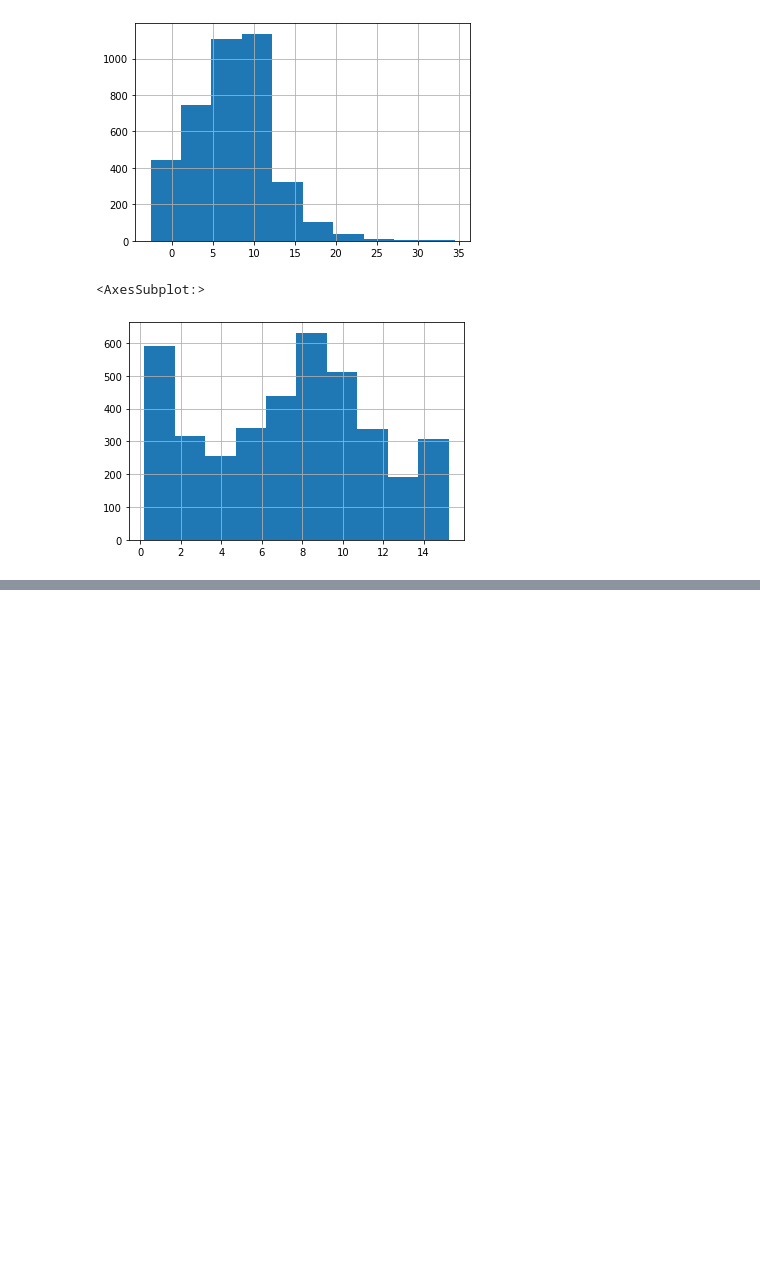
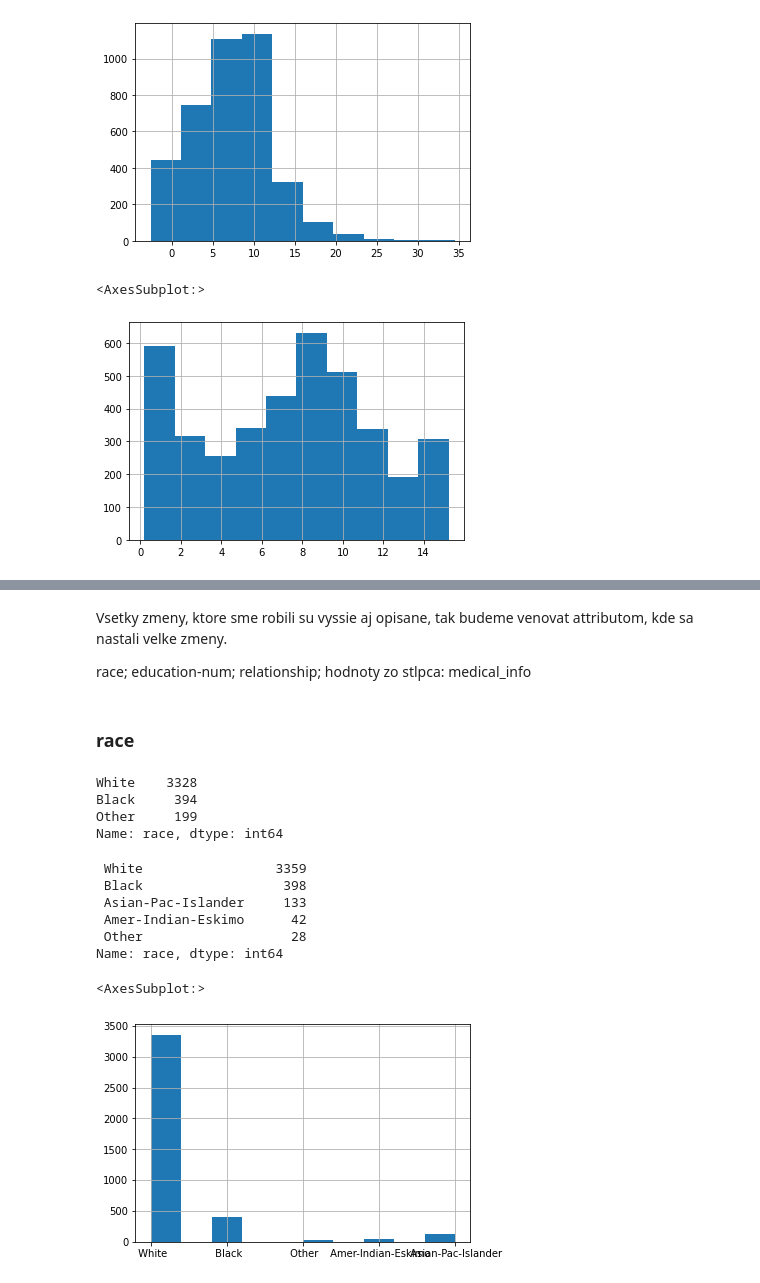
Before and after one commit to SzMatej/IAU_2020-2021, a Jupyter notebook: Project_phase_2.ipynb, the cells around one changed output, grey strips where cells are left out. Cells and saved outputs as stored; diff of their text form; code cells hidden in the pictures; blank space fills up the shorter version.

```diff
--- a/Project_phase_2.ipynb
+++ b/Project_phase_2.ipynb
@@ -946,0 +1049,3 @@ memory usage: 704.6+ KB
+# %%
+testdata = pd.merge(train,other,on=['name','address'], how = 'outer')
+testdata.info()
@@ -946,0 +1070,27 @@ memory usage: 704.6+ KB
+# %% [markdown]
+Vsetky zmeny, ktore sme robili su vyssie aj opisane, tak budeme venovat attributom, kde sa nastali velke zmeny.
+
+race; education-num; relationship; hodnoty zo stlpca: medical_info
+# %% [markdown]
+### race
+# %%
+data.race.value_counts()
+# %% [output]
+White    3328
+Black     394
+Other     199
+Name: race, dtype: int64
+# %%
+testdata.race.value_counts()
+# %% [output]
+ White                 3359
+ Black                  398
+ Asian-Pac-Islander     133
+ Amer-Indian-Eskimo      42
+ Other                   28
+Name: race, dtype: int64
+# %%
+testdata['race'].hist()
+# %% [output]
+<AxesSubplot:>
+[figure, added]
```
Also changed, not shown: parts of 44 cells of this notebook.
